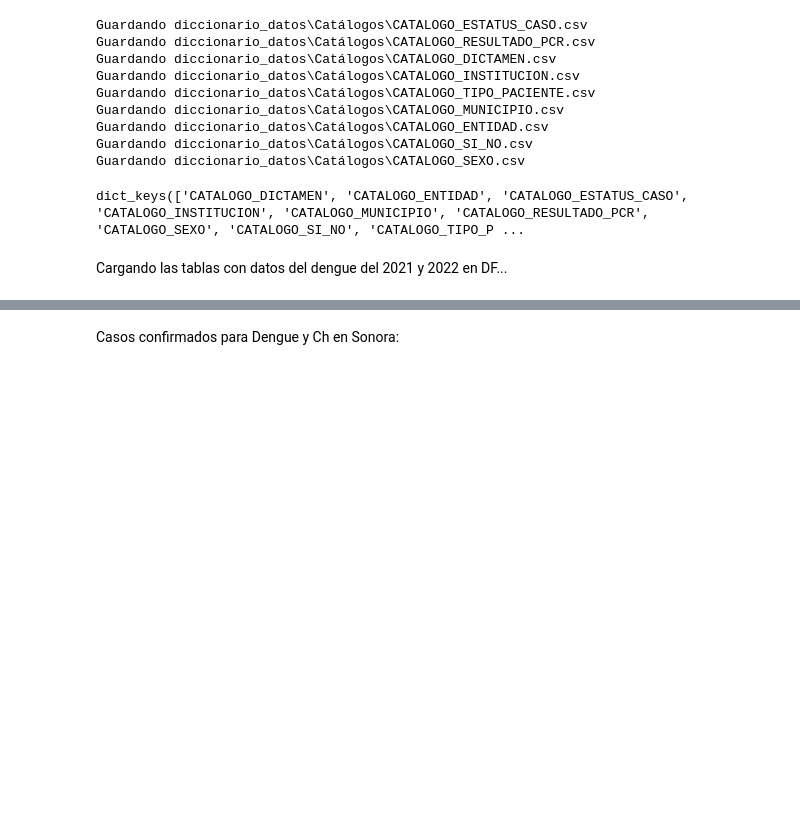
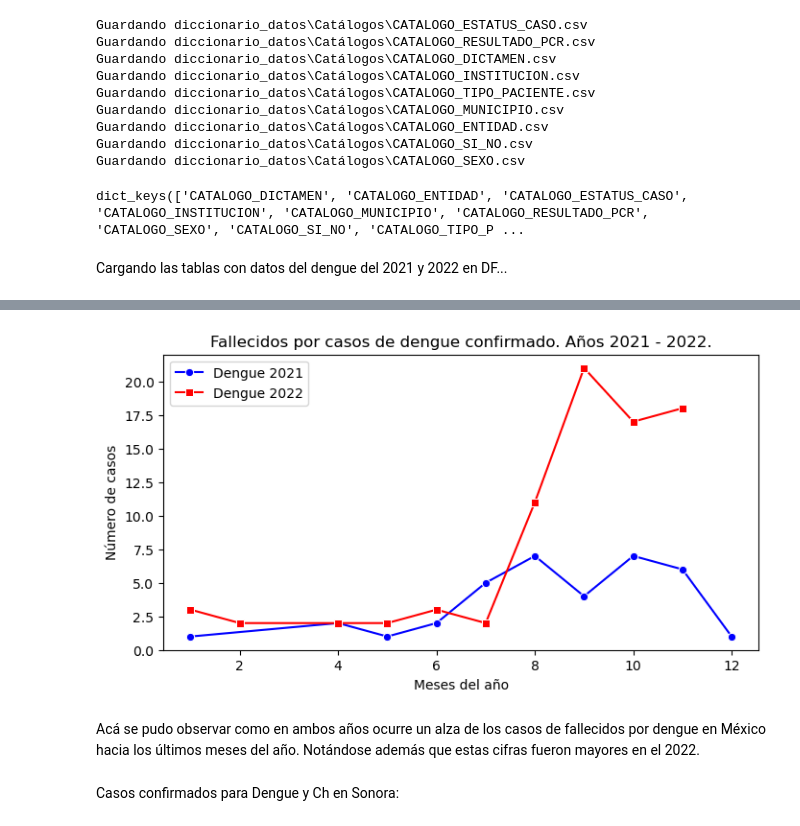
Before and after one commit to ProyectosMCD/Dengue, a Jupyter notebook: dengue.ipynb, the cells around one changed output, grey strips where cells are left out. Cells and saved outputs as stored; diff of their text form; code cells hidden in the pictures; blank space fills up the shorter version.

```diff
--- a/dengue.ipynb
+++ b/dengue.ipynb
@@ -180,3 +190,32 @@ df_dengue_2022.head()
+# %%
+muertes_dengue_2021 = df_dengue_2021[(df_dengue_2021["ESTATUS_CASO"] == "CONFIRMADO") & (df_dengue_2021["DEFUNCION"] == "SI")]
+muertes_dengue_2021 = muertes_dengue_2021[["MESES"]].groupby(by =[muertes_dengue_2021["MESES"]]).count()
+muertes_dengue_2021.columns = ["CASOS"]
+muertes_dengue_2021 = muertes_dengue_2021.reset_index()
+
+muertes_dengue_2022 = df_dengue_2022[(df_dengue_2022["ESTATUS_CASO"] == "CONFIRMADO") & (df_dengue_2022["DEFUNCION"] == "SI")]
+muertes_dengue_2022 = muertes_dengue_2022[["MESES"]].groupby(by =[muertes_dengue_2022["MESES"]]).count()
+muertes_dengue_2022.columns = ["CASOS"]
+muertes_dengue_2022 = muertes_dengue_2022.reset_index()
+
+# muertes_dengue_2021
+# %%
+plt.figure(figsize=(8, 4))
+
+ax = sns.lineplot(data = muertes_dengue_2021, x ='MESES' , y = "CASOS", color = "blue", label = "Dengue 2021", marker='o')
+ax = sns.lineplot(data = muertes_dengue_2022, x ='MESES' , y = "CASOS", color = "red", label = "Dengue 2022", marker='s')
+ax.set(title = "Fallecidos por casos de dengue confirmado. Años 2021 - 2022.", xlabel = "Meses del año", ylabel = "Número de casos")
+
+#sns.set(title = )
+plt.legend()
+
+# Mostrar el gráfico
+plt.show()
+# %% [output]
+[figure, added]
+# %% [markdown]
+Acá se pudo observar como en ambos años ocurre un alza de los casos de fallecidos por dengue en México hacia los últimos meses del año.
+Notándose además que estas cifras fueron mayores en el 2022.
 # %% [markdown]
 Casos confirmados para Dengue y Ch en Sonora:
 # %%
```
Also changed, not shown: parts of 9 cells of this notebook, 1 other file.
